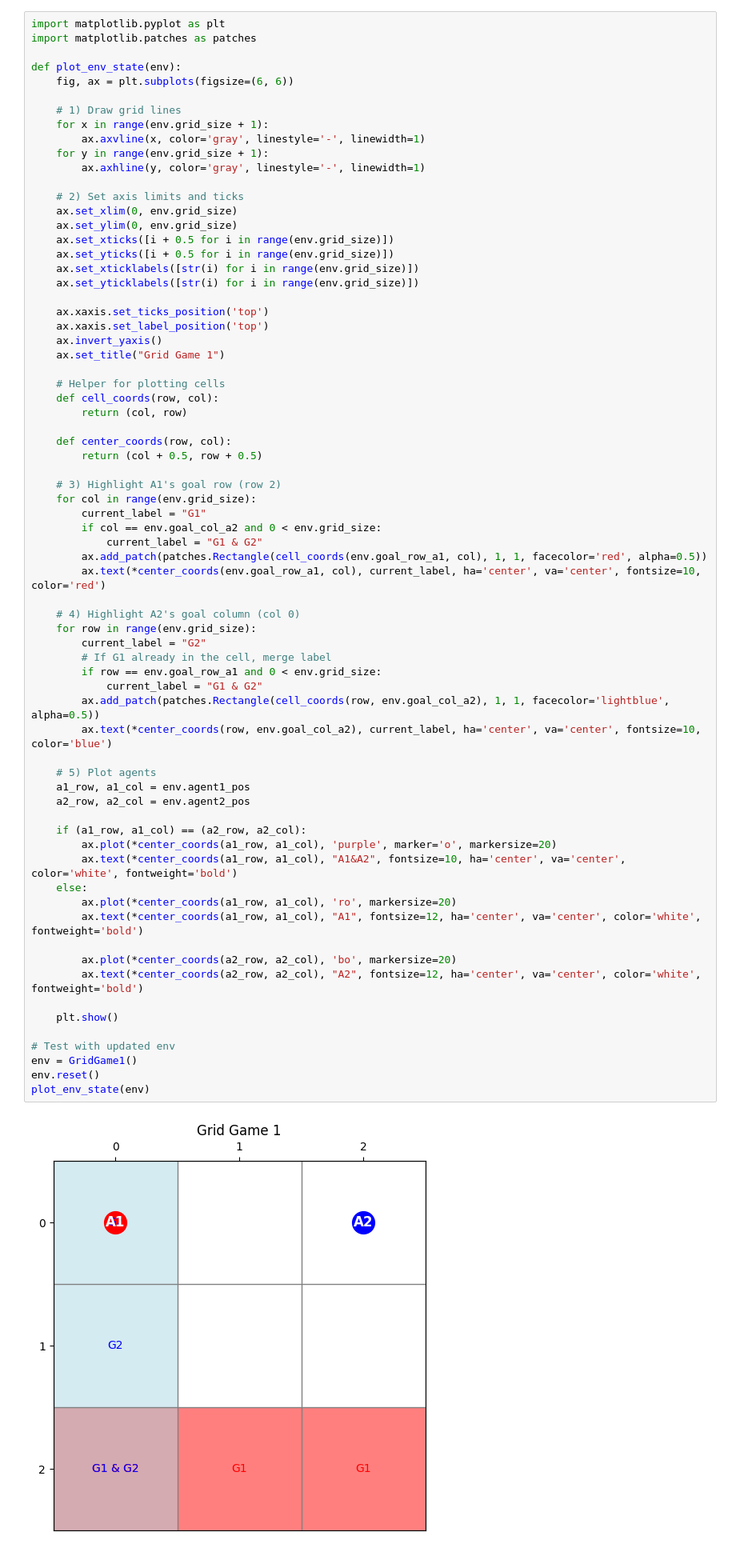
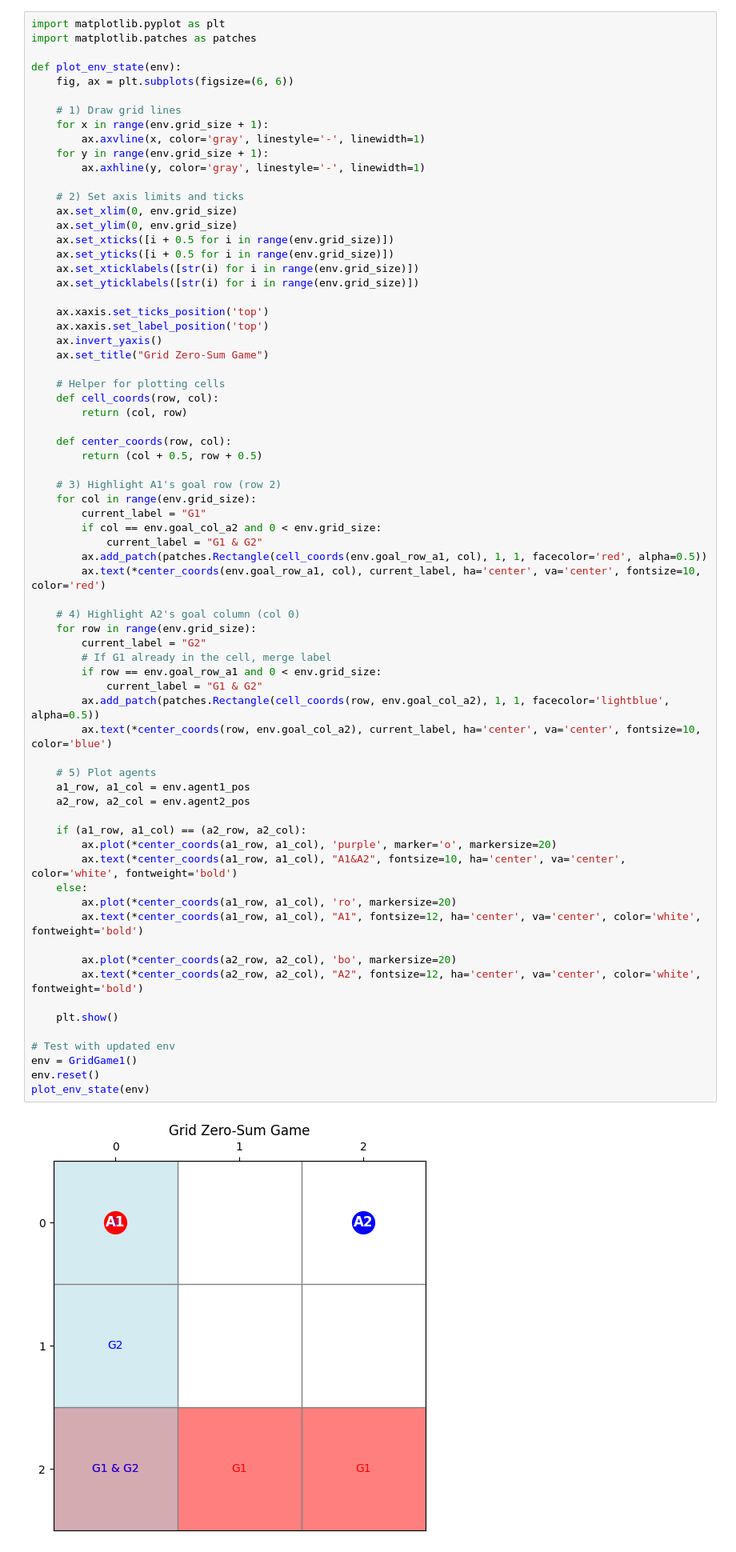
Before and after one commit to valeriacerciello/uzh-masters-project, a Jupyter notebook: MAGAIL.ipynb, the cells around one changed output. Shown: that part at 80% size. Cells and saved outputs as stored; diff of their text form.

```diff
--- a/MAGAIL.ipynb
+++ b/MAGAIL.ipynb
@@ -196,7 +196,7 @@ def plot_env_state(env):
     ax.xaxis.set_ticks_position('top')
     ax.xaxis.set_label_position('top')
     ax.invert_yaxis()
-    ax.set_title("Grid Game 1")
+    ax.set_title("Grid Zero-Sum Game")
 
     # Helper for plotting cells
     def cell_coords(row, col):
@@ -216,34 +216,34 @@ def plot_env_state(env):
     # 4) Highlight A2's goal column (col 0)
     for row in range(env.grid_size):
         current_label = "G2"
         # If G1 already in the cell, merge label
         if row == env.goal_row_a1 and 0 < env.grid_size:
             current_label = "G1 & G2"
         ax.add_patch(patches.Rectangle(cell_coords(row, env.goal_col_a2), 1, 1, facecolor='lightblue', alpha=0.5))
         ax.text(*center_coords(row, env.goal_col_a2), current_label, ha='center', va='center', fontsize=10, color='blue')
 
     # 5) Plot agents
     a1_row, a1_col = env.agent1_pos
     a2_row, a2_col = env.agent2_pos
 
     if (a1_row, a1_col) == (a2_row, a2_col):
         ax.plot(*center_coords(a1_row, a1_col), 'purple', marker='o', markersize=20)
         ax.text(*center_coords(a1_row, a1_col), "A1&A2", fontsize=10, ha='center', va='center', color='white', fontweight='bold')
     else:
         ax.plot(*center_coords(a1_row, a1_col), 'ro', markersize=20)
         ax.text(*center_coords(a1_row, a1_col), "A1", fontsize=12, ha='center', va='center', color='white', fontweight='bold')
 
         ax.plot(*center_coords(a2_row, a2_col), 'bo', markersize=20)
         ax.text(*center_coords(a2_row, a2_col), "A2", fontsize=12, ha='center', va='center', color='white', fontweight='bold')
 
     plt.show()
 
 # Test with updated env
 env = GridGame1()
 env.reset()
 plot_env_state(env)
 # %% [output]
-[figure, old version]
+[figure, new version]
 # %% [markdown]
 ### Nash Q-Learning
 # %%
```
Also changed, not shown: parts of 6 cells of this notebook.
